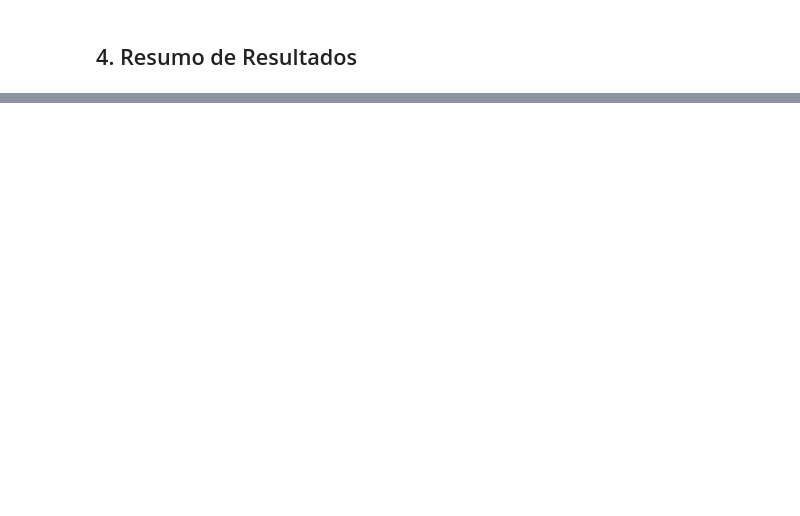
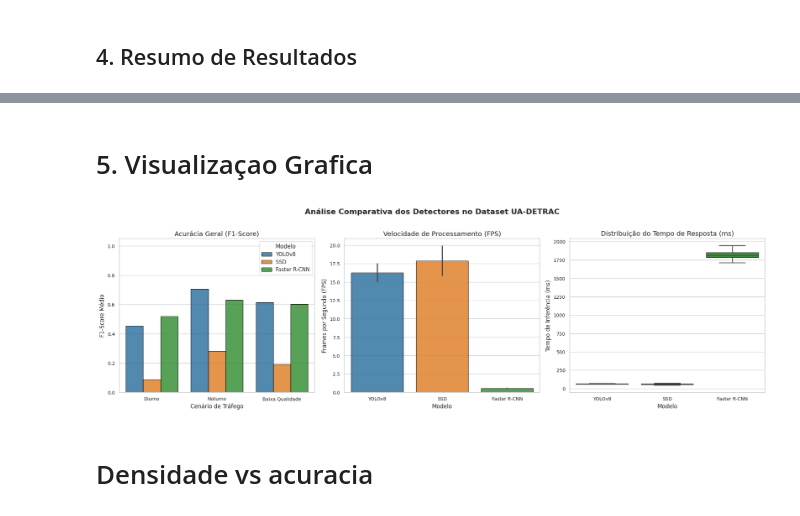
Before and after one commit to edsay12/TCC---DETEC-O-DE-VEICULOS-YOLLO-SSD-FASTER-, a Jupyter notebook: 01_Deteccao_Veiculos_UA.ipynb, the cells around one changed output, grey strips where cells are left out. Cells and saved outputs as stored; diff of their text form; code cells hidden in the pictures; blank space fills up the shorter version.

```diff
--- a/01_Deteccao_Veiculos_UA.ipynb
+++ b/01_Deteccao_Veiculos_UA.ipynb
@@ -638,0 +128,76 @@ display(map_df[map_df["scenario"] == "GERAL (mAP)"])
+# %% [markdown]
+# 5. Visualizaçao Grafica
+# %%
+import matplotlib.pyplot as plt
+import seaborn as sns
+# Configuração estética dos gráficos
+sns.set_theme(style="whitegrid")
+plt.rcParams.update({
+    'font.family': 'sans-serif',
+    'font.size': 11,
+    'axes.labelsize': 12,
+    'axes.titlesize': 14,
+    'xtick.labelsize': 10,
+    'ytick.labelsize': 10,
+    'figure.titlesize': 16
+})
+# Criação da figura com 3 subplots lado a lado
+fig, axes = plt.subplots(1, 3, figsize=(20, 6))
+fig.suptitle("Análise Comparativa dos Detectores no Dataset UA-DETRAC", weight='bold', y=1.02)
+# Cores modernas e distintas para os modelos
+model_palette = {"YOLOv8": "#1f77b4", "SSD": "#ff7f0e", "Faster R-CNN": "#2ca02c"}
+# --- GRÁFICO 1: F1-Score por Cenário ---
+sns.barplot(
+    data=df_ua,
+    x="scenario",
+    y="f1",
+    hue="model",
+    palette=model_palette,
+    ax=axes[0],
+    errorbar=None,
+    edgecolor="black",
+    alpha=0.85
+)
+axes[0].set_title("Acurácia Geral (F1-Score)")
+axes[0].set_xlabel("Cenário de Tráfego")
+axes[0].set_ylabel("F1-Score Médio")
+axes[0].set_ylim(0, 1.05)
+axes[0].legend(title="Modelo")
+# --- GRÁFICO 2: FPS (Velocidade) por Modelo ---
+# O FPS não varia tanto por cenário, então agrupamos por modelo
+sns.barplot(
+    data=df_ua,
+    x="model",
+    y="fps",
+    palette=model_palette,
+    ax=axes[1],
+    errorbar="sd", # Mostra o desvio padrão da velocidade
+    edgecolor="black",
+    alpha=0.85,
+    hue="model",
+    legend=False
+)
+axes[1].set_title("Velocidade de Processamento (FPS)")
+axes[1].set_xlabel("Modelo")
+axes[1].set_ylabel("Frames por Segundo (FPS)")
+# --- GRÁFICO 3: Distribuição do Tempo de Inferência (Latência em ms) ---
+sns.boxplot(
+    data=df_ua,
+    x="model",
+    y="time_ms",
+    palette=model_palette,
+    ax=axes[2],
+    showfliers=False, # Oculta outliers para melhorar a visualização
+    linewidth=1.5,
+    hue="model",
+    legend=False
+)
+axes[2].set_title("Distribuição do Tempo de Resposta (ms)")
+axes[2].set_xlabel("Modelo")
+axes[2].set_ylabel("Tempo de Inferência (ms)")
+plt.tight_layout()
+plt.show()
+# %% [output]
+[figure, added]
+# %% [markdown]
+# Densidade vs acuracia
```
Also changed, not shown: parts of 8 cells of this notebook, 1 other file.
